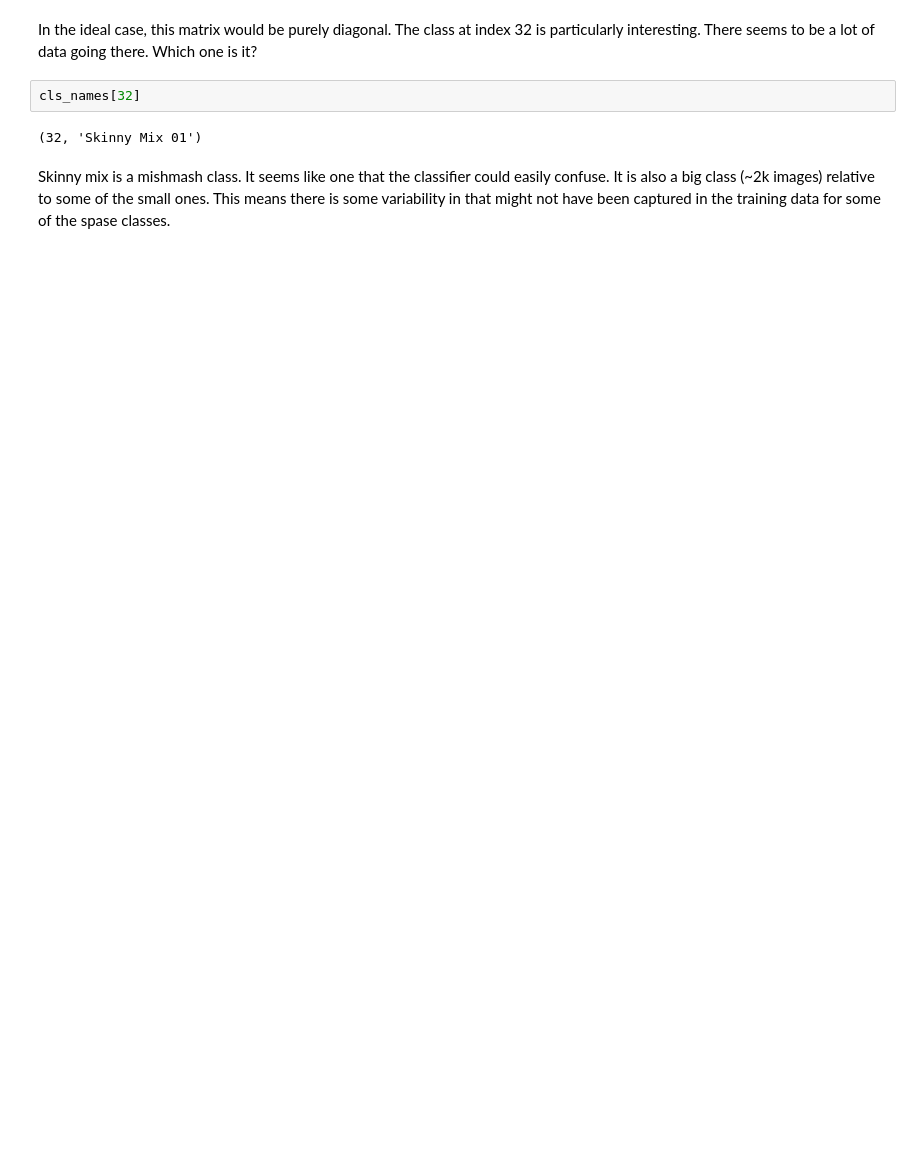
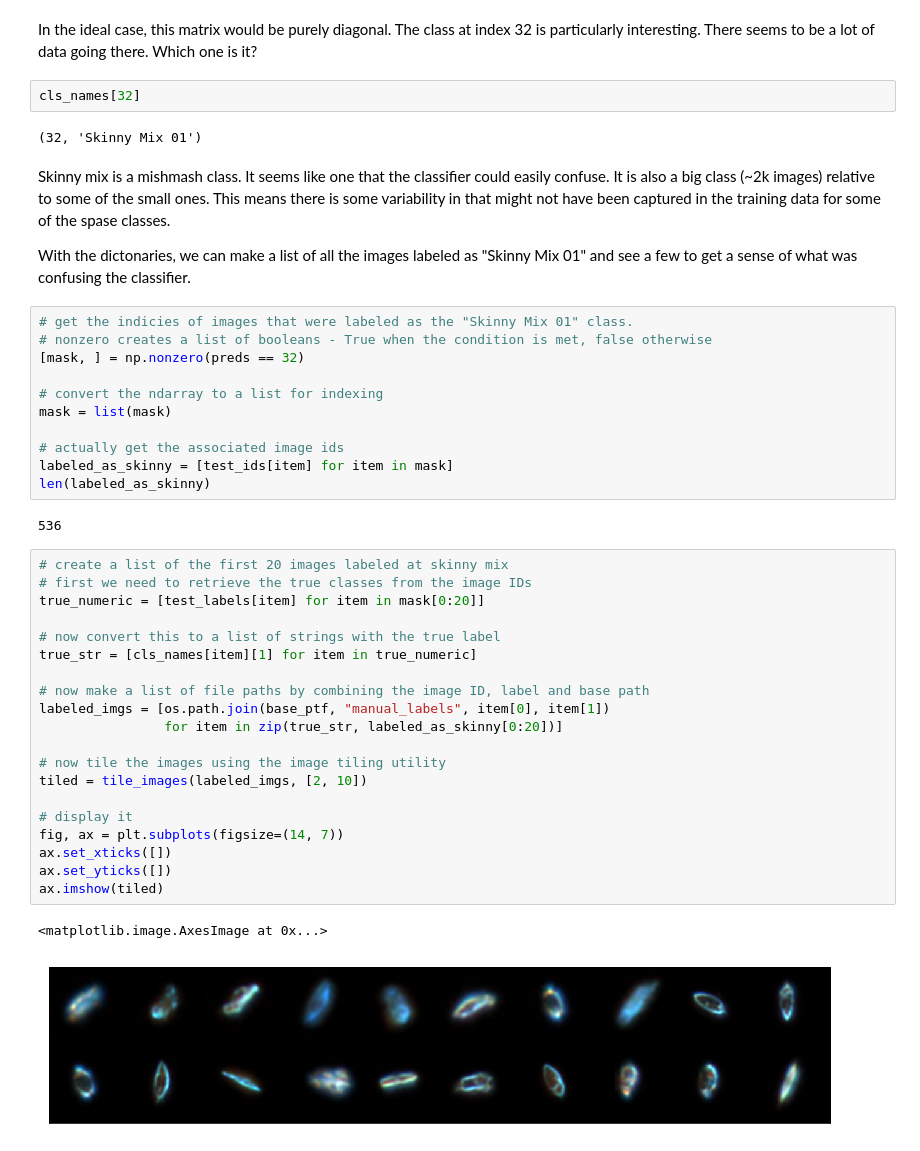
Before and after one commit to eor314/pogo_bioobs19_imaging, a Jupyter notebook: mod4_ensemble_margin.ipynb, the cells around one changed output. Cells and saved outputs as stored; diff of their text form; blank space fills up the shorter version.

```diff
--- a/mod4_ensemble_margin.ipynb
+++ b/mod4_ensemble_margin.ipynb
@@ -367,3 +331,41 @@ cls_names[32]
 (32, 'Skinny Mix 01')
 # %% [markdown]
 Skinny mix is a mishmash class. It seems like one that the classifier could easily confuse. It is also a big class (~2k images) relative to some of the small ones. This means there is some variability in that might not have been captured in the training data for some of the spase classes.
+
+With the dictonaries, we can make a list of all the images labeled as "Skinny Mix 01" and see a few to get a sense of what was confusing the classifier.
+# %%
+# get the indicies of images that were labeled as the "Skinny Mix 01" class.
+# nonzero creates a list of booleans - True when the condition is met, false otherwise
+[mask, ] = np.nonzero(preds == 32)
+
+# convert the ndarray to a list for indexing
+mask = list(mask)
+
+# actually get the associated image ids
+labeled_as_skinny = [test_ids[item] for item in mask]
+len(labeled_as_skinny)
+# %% [output]
+536
+# %%
+# create a list of the first 20 images labeled at skinny mix
+# first we need to retrieve the true classes from the image IDs
+true_numeric = [test_labels[item] for item in mask[0:20]]
+
+# now convert this to a list of strings with the true label
+true_str = [cls_names[item][1] for item in true_numeric]
+
+# now make a list of file paths by combining the image ID, label and base path
+labeled_imgs = [os.path.join(base_ptf, "manual_labels", item[0], item[1])
+                for item in zip(true_str, labeled_as_skinny[0:20])]
+
+# now tile the images using the image tiling utility
+tiled = tile_images(labeled_imgs, [2, 10])
+
+# display it
+fig, ax = plt.subplots(figsize=(14, 7))
+ax.set_xticks([])
+ax.set_yticks([])
+ax.imshow(tiled)
+# %% [output]
+<matplotlib.image.AxesImage at 0x...>
+[figure, added]
```
Also changed, not shown: parts of 12 cells of this notebook, 2 other files.
